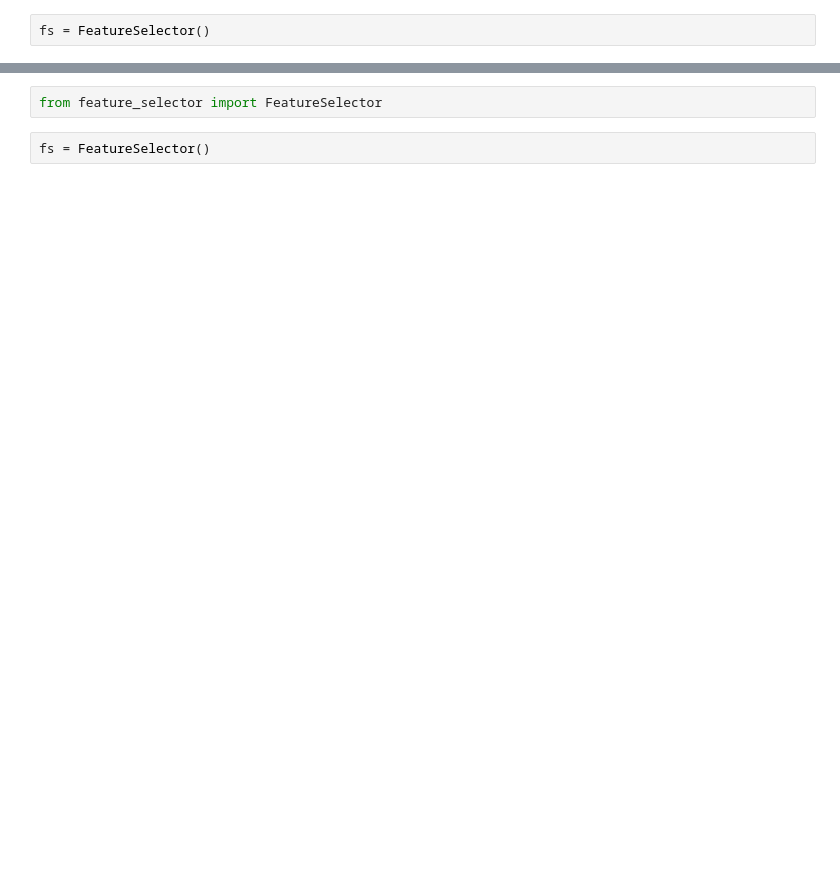
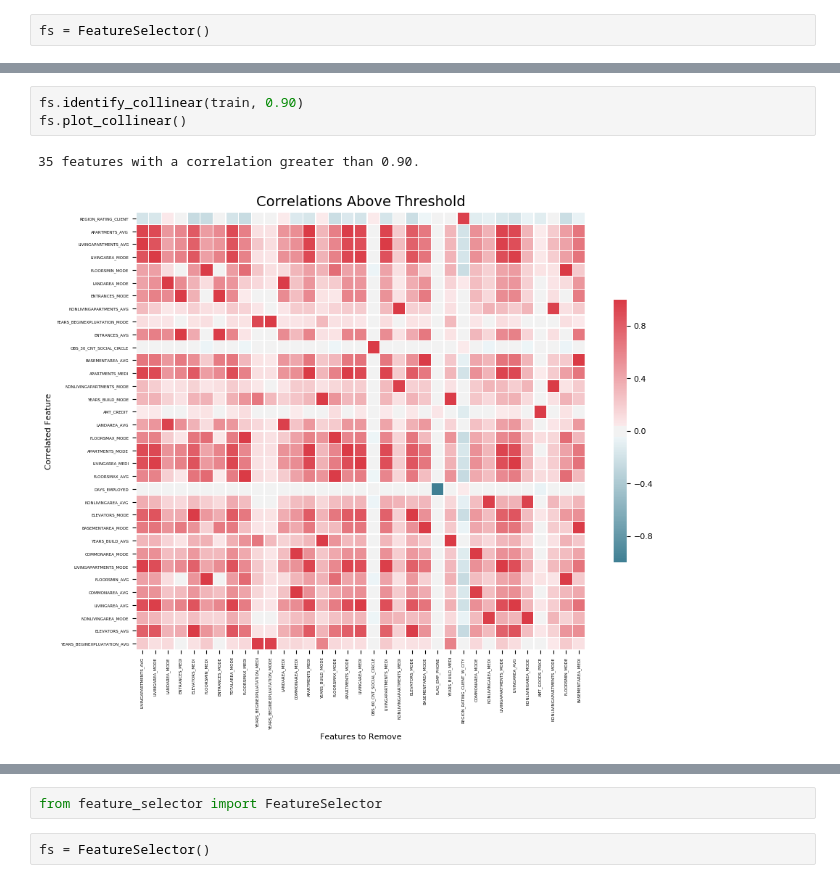
Before and after one commit to WillKoehrsen/feature-selector, a Jupyter notebook: Feature Selector Development.ipynb, the cells around one changed output, grey strips where cells are left out. Cells and saved outputs as stored; diff of their text form; blank space fills up the shorter version.

```diff
--- a/Feature Selector Development.ipynb
+++ b/Feature Selector Development.ipynb
@@ -455,3 +592,9 @@ fs.identify_collinear(train, 0.9)
+# %%
+fs.identify_collinear(train, 0.90)
+fs.plot_collinear()
+# %% [output]
+35 features with a correlation greater than 0.90.
+[figure, added]
 # %%
 fs.identify_zero_importance(train, train_labels, eval_metric='auc')
 # %% [output]
```
Also changed, not shown: parts of 13 cells of this notebook.
